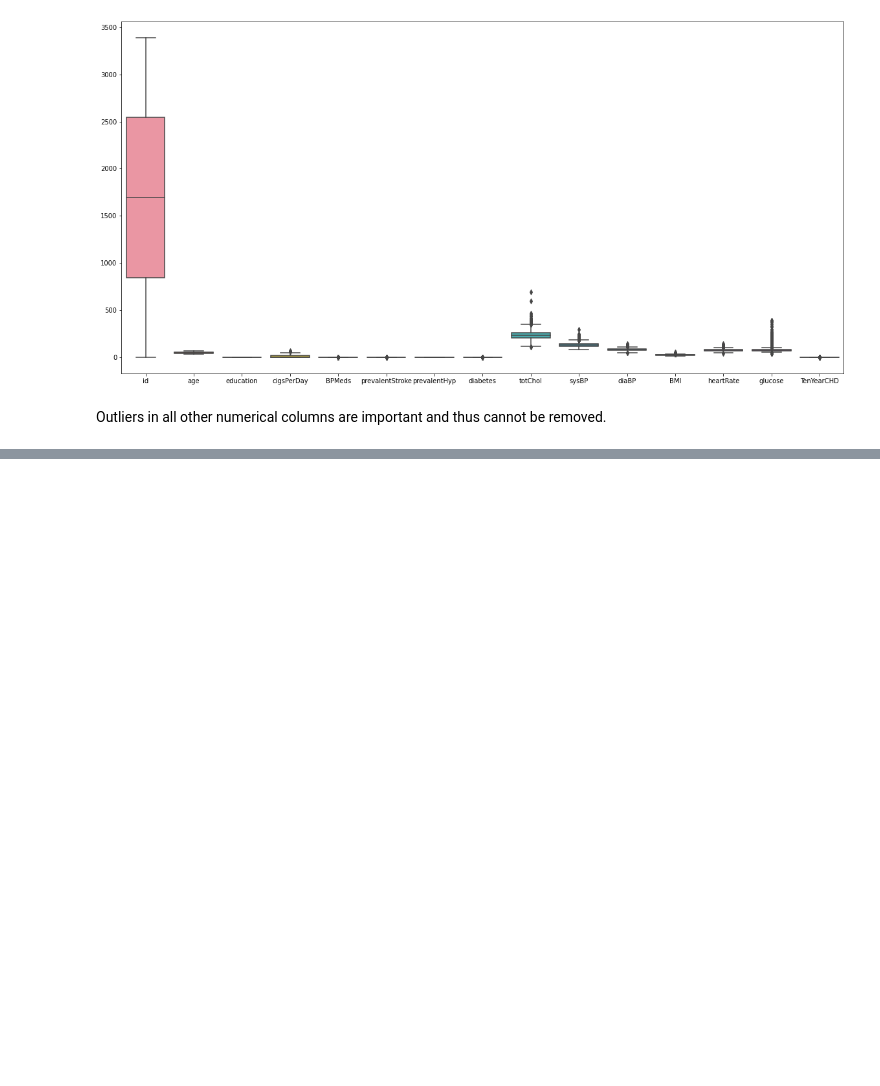
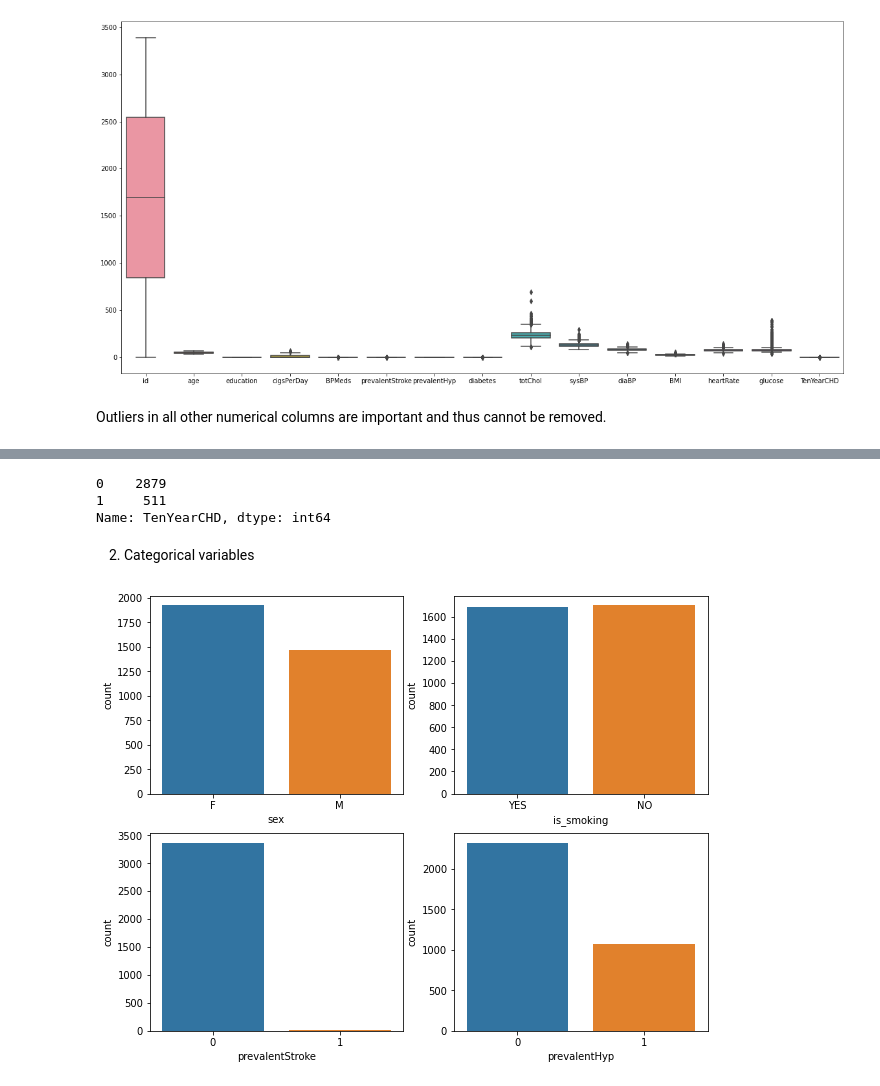
Before and after one commit to omajipawar/Cardiovascular-Risk-Prediction, a Jupyter notebook: Cardiovascular_Risk_Prediction_(Omaji_Pawar).ipynb, the cells around one changed output, grey strips where cells are left out. Drawn from its saved outputs; the diff is of its cells as text; code cells hidden in the pictures; blank space fills up the shorter version.

```diff
--- a/Cardiovascular_Risk_Prediction_(Omaji_Pawar).ipynb
+++ b/Cardiovascular_Risk_Prediction_(Omaji_Pawar).ipynb
@@ -167,0 +193,26 @@ Outliers in all other numerical columns are important and thus cannot be removed
+# %%
+#value counts
+df['TenYearCHD'].value_counts()
+# %% [output]
+0    2879
+1     511
+Name: TenYearCHD, dtype: int64
+# %% [markdown]
+2. Categorical variables
+# %%
+#Plotting countplots of columns
+plt.figure(figsize=(10, 8))
+plt.subplot(2,2,1)
+sns.countplot(df['sex'])                     #Countplot showing the count of male and female
+
+plt.subplot(2,2,2)
+sns.countplot(df['is_smoking'])              #Countplot showing count of smokers and non smokers
+
+plt.subplot(2,2,3)
+sns.countplot(df['prevalentStroke'])         #Countplot of prevalentStroke column
+
+plt.subplot(2,2,4)
+sns.countplot(df['prevalentHyp'])            #Countplot of prevalentHyp column
+plt.show()
+# %% [output]
+[figure, added]
```
Also changed, not shown: parts of 19 cells of this notebook.
